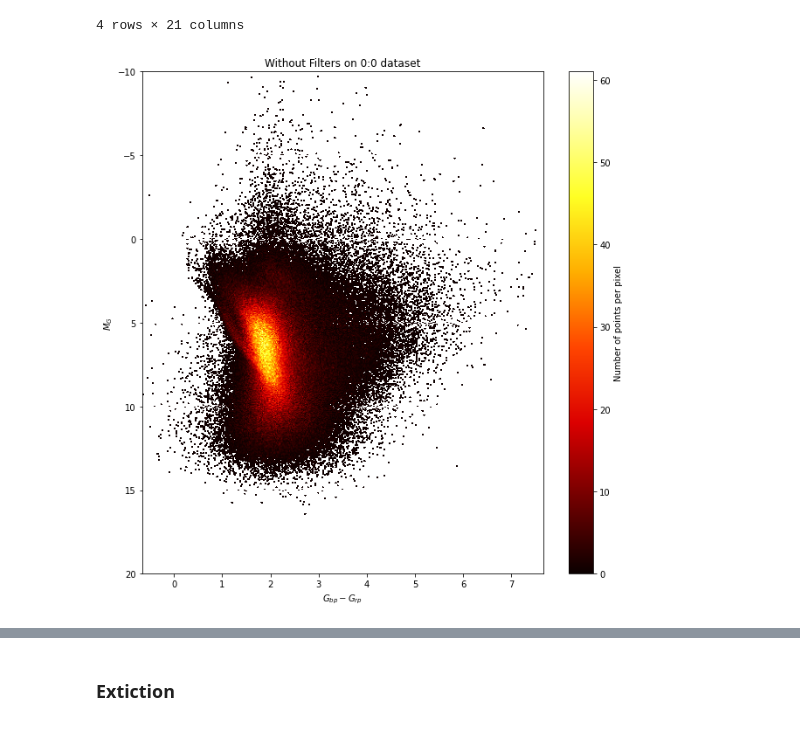
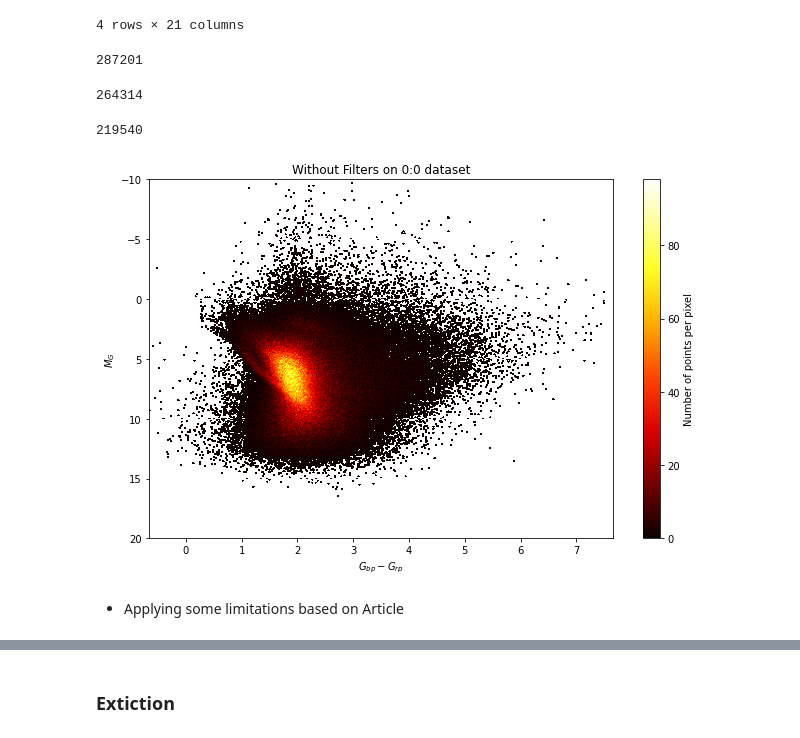
Before and after one commit to rafe-sh/Astro, a Jupyter notebook: code/Task1.ipynb, the cells around one changed output, grey strips where cells are left out. Saved outputs shown, nothing was run; the diff lists cells and outputs as text; code cells hidden in the pictures.

```diff
--- a/code/Task1.ipynb
+++ b/code/Task1.ipynb
@@ -118,23 +144,35 @@ df0_0.sample(4)
 | 215266 | 4057412590487742464 | 4115.902149 | 1603.476654 | 8353.971029 | 267.387967 | -28.642398 | 0.903426 | 0.865617 | ... |
 | 60905 | 4057303051617880320 | 4612.009481 | 2033.008902 | 8876.519980 | 267.390340 | -28.854771 | 0.268572 | 0.965768 | ... |
 4 rows × 21 columns
+# %%
+len(df0_0)
+# %% [output]
+287201
 # %%
 df0_0 = df0_0[~(df0_0['parallax'].isnull()) & ~(df0_0['bp_rp'].isnull())]
+len(df0_0)
+# %% [output]
+264314
 # %%
 # POSITIVE PARALLAX FOR LOG
 
 df0_0 = df0_0[df0_0['parallax'] > 0]
 df0_0['mg'] = df0_0['phot_g_mean_mag'] + (5 * np.log10(df0_0['parallax']) -10)
+len(df0_0)
+# %% [output]
+219540
 # %%
-fig = plt.figure(figsize=(9,9))
+fig = plt.figure(figsize=(9,6))
 using_mpl_scatter_density(fig, df0_0)
 
 
 plt.title('Without Filters on 0:0 dataset')
 plt.tight_layout()
 plt.show()
 # %% [output]
-[figure, old version]
+[figure, new version]
+# %% [markdown]
+* Applying some limitations based on Article
 # %%
 df0_0 = df0_0[(df0_0['phot_g_mean_flux_over_error'] > 50) & (df0_0['phot_rp_mean_flux_over_error']>20) & (df0_0['phot_bp_mean_flux_over_error']>20)]
 # %%
```
Also changed, not shown: parts of 33 cells of this notebook, 32 other files.
